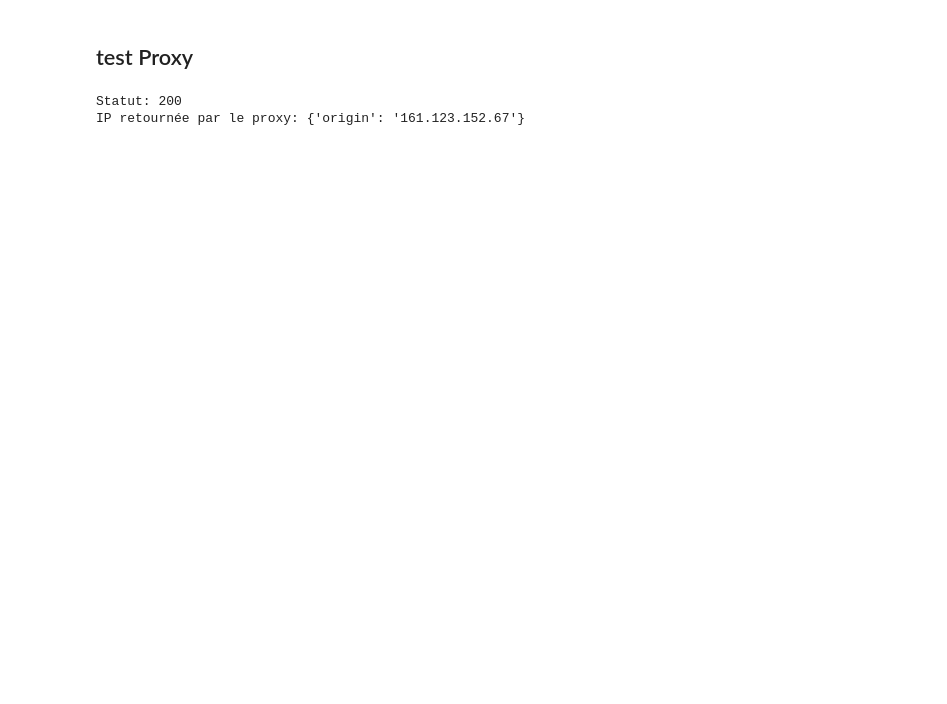
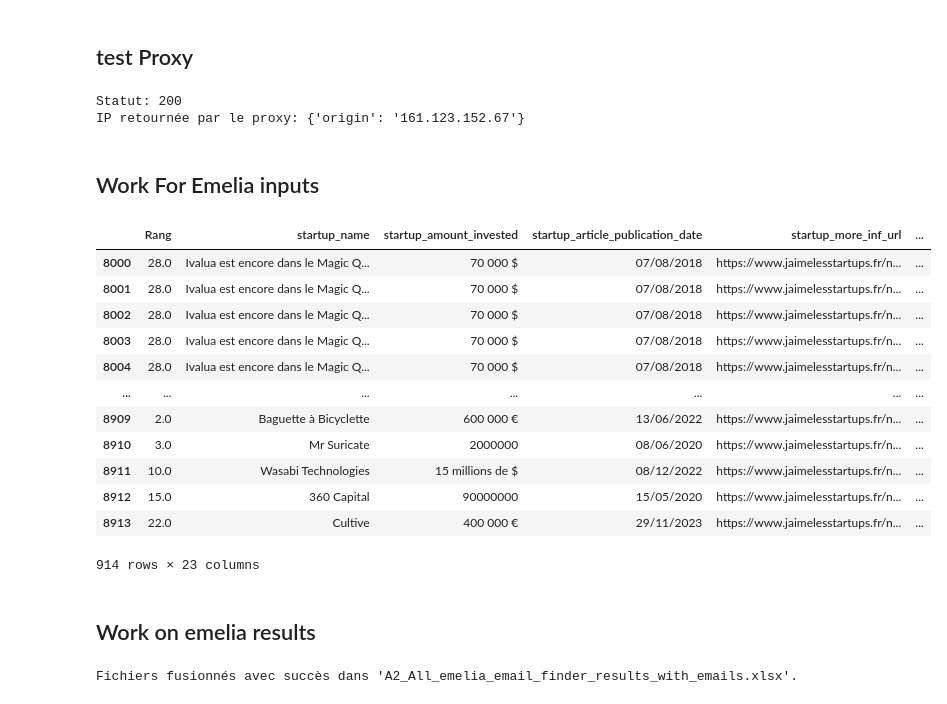
Before and after one commit to AbdelghaffourMouhsine/Hajy8_liste-levee-de-fonds-startup-france_Scraping_Project, a Jupyter notebook: main.ipynb, the cells around one changed output. Drawn from its saved outputs; the diff is of its cells as text; code cells hidden in the pictures; blank space fills up the shorter version.

```diff
--- a/main.ipynb
+++ b/main.ipynb
@@ -634,3 +392,36 @@ except Exception as e:
 # %% [output]
 Statut: 200
 IP retournée par le proxy: {'origin': '161.123.152.67'}
+# %% [markdown]
+## Work For Emelia inputs
+# %%
+import pandas as pd
+import csv
+
+# # Increase the field size limit
+csv.field_size_limit(2**31 - 1)
+
+file_path = 'results/startups'
+
+df = pd.read_csv(f'{file_path}_A2_without_duplicates_with_checked_names.csv')
+
+df = df.drop_duplicates(subset=['founder_profile_url'], keep='last').reset_index(drop=True)
+
+df = df[8000:]
+df['startup_right_web_site_url'] = ['/'.join(url.split('/')[:3]) for url in list(df['startup_right_web_site_url'])]
+
+df
+# %% [output]
+|  | Rang | startup_name | startup_amount_invested | startup_article_publication_date | startup_more_inf_url | ... |
+| 8000 | 28.0 | Ivalua est encore dans le Magic Q... | 70 000 $ | 07/08/2018 | https://www.jaimelesstartups.fr/n... | ... |
+| 8001 | 28.0 | Ivalua est encore dans le Magic Q... | 70 000 $ | 07/08/2018 | https://www.jaimelesstartups.fr/n... | ... |
+| 8002 | 28.0 | Ivalua est encore dans le Magic Q... | 70 000 $ | 07/08/2018 | https://www.jaimelesstartups.fr/n... | ... |
+| 8003 | 28.0 | Ivalua est encore dans le Magic Q... | 70 000 $ | 07/08/2018 | https://www.jaimelesstartups.fr/n... | ... |
+| 8004 | 28.0 | Ivalua est encore dans le Magic Q... | 70 000 $ | 07/08/2018 | https://www.jaimelesstartups.fr/n... | ... |
+| ... | ... | ... | ... | ... | ... | ... |
+| 8909 | 2.0 | Baguette à Bicyclette | 600 000 € | 13/06/2022 | https://www.jaimelesstartups.fr/n... | ... |
+| 8910 | 3.0 | Mr Suricate | 2000000 | 08/06/2020 | https://www.jaimelesstartups.fr/n... | ... |
+| 8911 | 10.0 | Wasabi Technologies | 15 millions de $ | 08/12/2022 | https://www.jaimelesstartups.fr/n... | ... |
+| 8912 | 15.0 | 360 Capital | 90000000 | 15/05/2020 | https://www.jaimelesstartups.fr/n... | ... |
+| 8913 | 22.0 | Cultive | 400 000 € | 29/11/2023 | https://www.jaimelesstartups.fr/n... | ... |
+914 rows × 23 columns
@@ -636,0 +431,32 @@ IP retournée par le proxy: {'origin': '161.123.152.67'}
+# %% [markdown]
+## Work on emelia results
+# %%
+import os
+import pandas as pd
+
+dossier = r'./results/emelia_results'
+
+dataframes = []
+
+# Parcourir le dossier et chercher les fichiers qui se terminent par 'emelia_email_finder_results_with_emails.xlsx'
+for fichier in os.listdir(dossier):
+    if fichier.endswith('emelia_email_finder_results_with_emails.xlsx'):
+        chemin_fichier = os.path.join(dossier, fichier)
+        # Lire le fichier Excel
+        df = pd.read_excel(chemin_fichier)
+        # Ajouter le DataFrame à la liste
+        dataframes.append(df)
+
+# Si des fichiers ont été trouvés et lus
+if dataframes:
+    # Concaténer tous les DataFrames dans un seul
+    df_final = pd.concat(dataframes, ignore_index=True)
+    df_final.reset_index(drop=True)
+    df_final['Rang'] = df_final.index
+    # Enregistrer le DataFrame final dans un nouveau fichier Excel
+    df_final.to_excel(os.path.join(dossier, 'A2_All_emelia_email_finder_results_with_emails.xlsx'), index=False)
+    print("Fichiers fusionnés avec succès dans 'A2_All_emelia_email_finder_results_with_emails.xlsx'.")
+else:
+    print("Aucun fichier trouvé avec ce nom.")
+# %% [output]
+Fichiers fusionnés avec succès dans 'A2_All_emelia_email_finder_results_with_emails.xlsx'.
```
Also changed, not shown: parts of 27 cells of this notebook, 1 other file.
